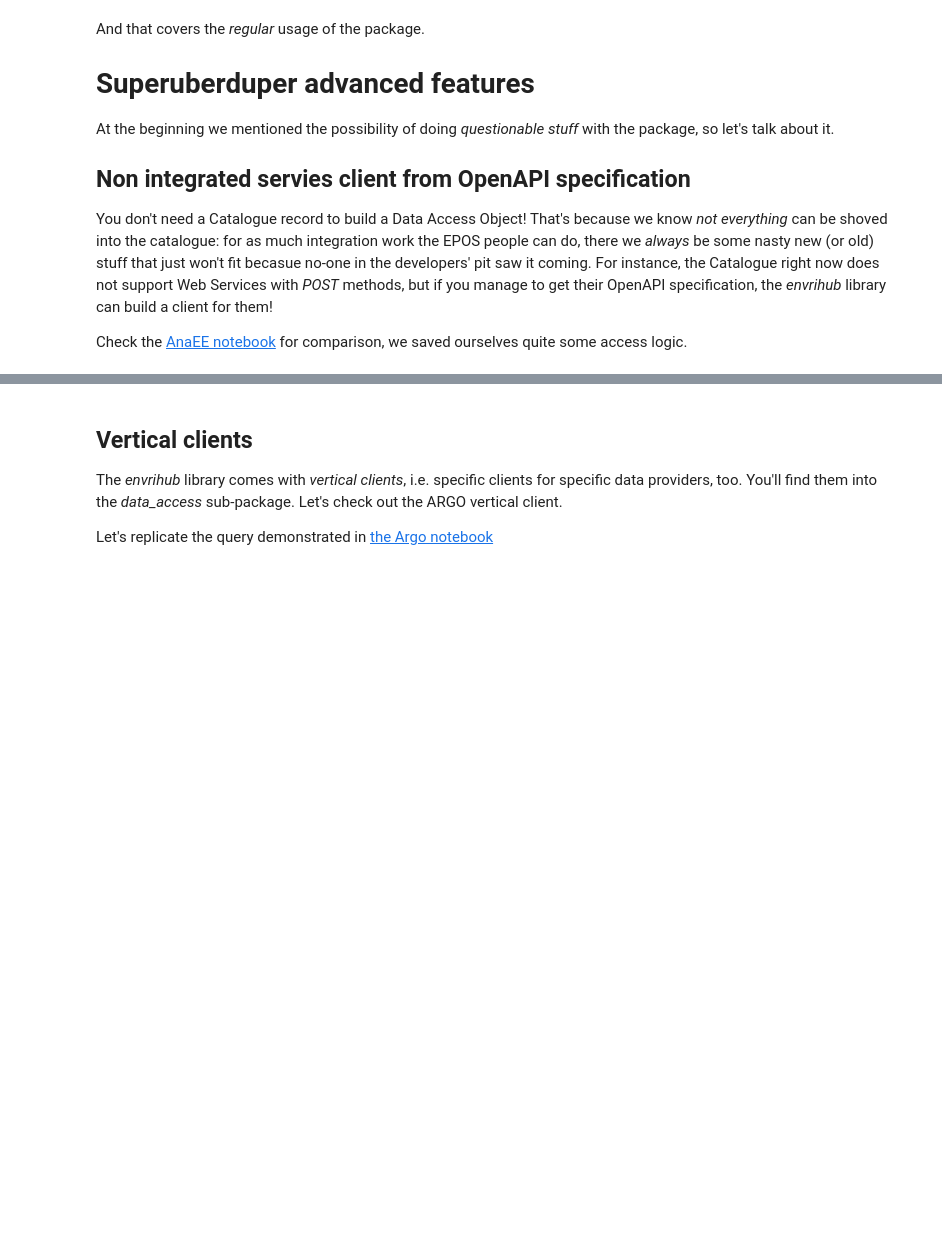
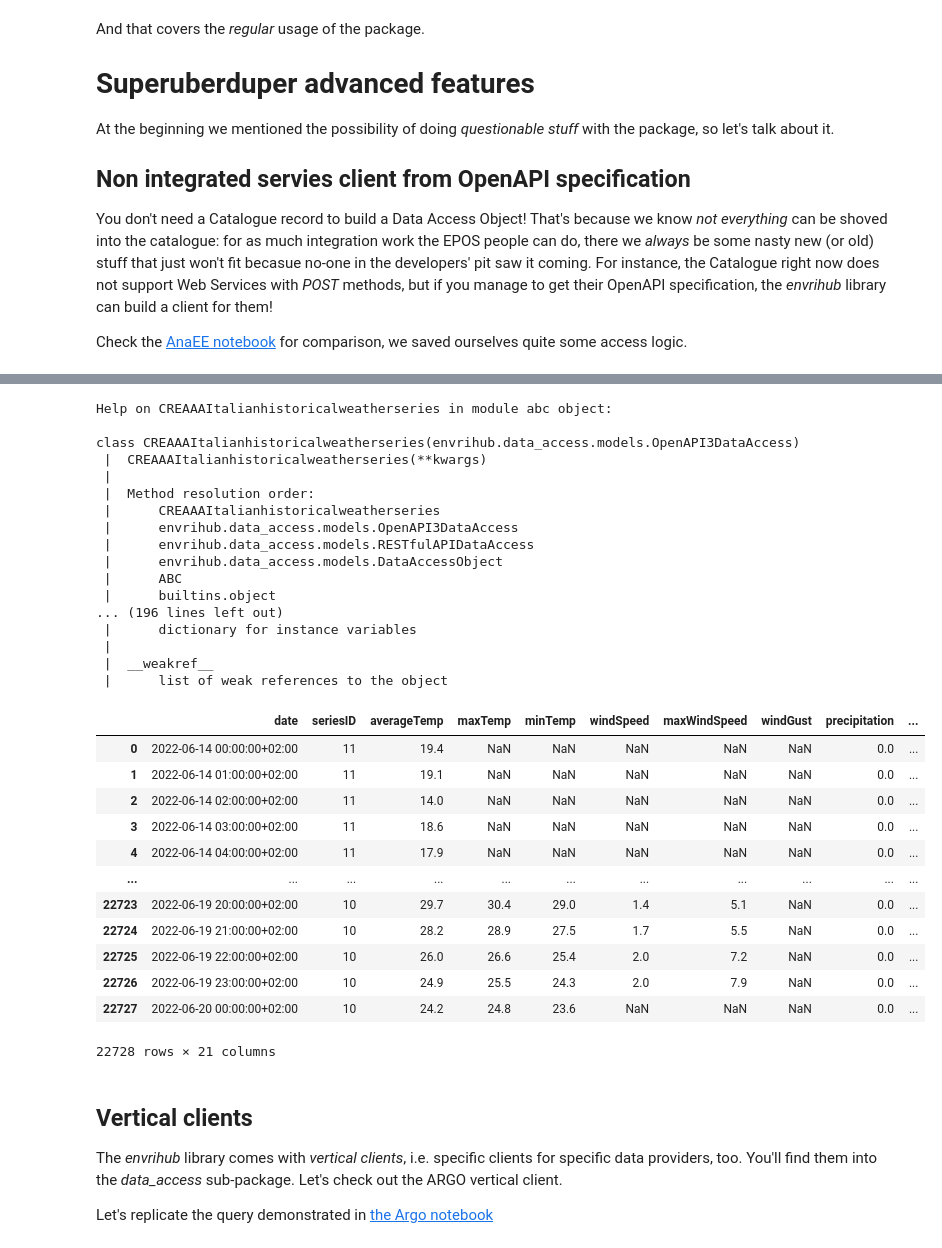
Before and after one commit to QCDIS/ECVs, a Jupyter notebook: codebase/03-ENVRI HUB library usage.ipynb, the cells around one changed output, grey strips where cells are left out. Saved outputs shown, nothing was run; the diff lists cells and outputs as text; code cells hidden in the pictures; blank space fills up the shorter version.

```diff
--- a/codebase/03-ENVRI HUB library usage.ipynb
+++ b/codebase/03-ENVRI HUB library usage.ipynb
@@ -11,6 +11,10 @@
 # ds.argo.to_zarr()
 # -----
 ! pip install envrihub
+
+# from envrihub.data_access.open_api_client import build_web_service_client
+# RuntimeError: No validation backend available! Install one of "flex", "openapi-spec-validator" or "swagger-spec-validator".
+! pip install openapi-spec-validator
 
 import os
 import sys
@@ -67,7 +71,7 @@ conf_minio_user_local_flog    = os.path.join(conf_minio_user_local_data, "log.md
 # API key
 # -----
 # If running under NaaVRE, input `your api key` with the correct value and input in the GUI:
-# secret_SERVICE_KEY = "d18e08911c964d45912eb1e954adf994"
+secret_ANAEE_API_KEY = "d18e08911c964d45912eb1e954adf994"
 # secret_SERVICE_KEY = SecretsProvider().set_secret("secret_SERVICE_KEY")
 # secret_SERVICE_KEY = SecretsProvider().get_secret("secret_SERVICE_KEY")
 
@@ -839,17 +888,24 @@ import pandas as pd
 from io import BytesIO, StringIO
 from envrihub.data_access.open_api_client import build_web_service_client
 
+# file_json = os.path.join(conf_minio_user_local_data, "anaeeweather.json")
+file_json = os.path.join(conf_minio_user_local_root, "anaeeweather.json")
+
 base_url = 'https://api.anaee.eu/crea-aa-dailymeteo'
-specification_file_path = 'data' + os.sep + 'anaeeweather.json'
 
-anaee_weather = build_web_service_client(specification_file_path)()
+anaee_weather = build_web_service_client(file_json)()
 
 help(anaee_weather)
 
 polygon_string = "POLYGON((10.15905865446625 43.58782080564057,10.20849713102875 44.29581102576821,9.23071392790375 44.73060761735282,7.709107482591251 44.45678937969159,7.385010802903751 43.72294797699299,10.15905865446625 43.58782080564057))"
 
-service_response = anaee_weather.getStationData(wkt=polygon_string, timeStep='hour',
-                             startTime='2022-06-14', endTime='2022-06-20',
-                             additional_headers={'Ocp-Apim-Subscription-Key': os.environ['ANAEE_API_KEY']})
+service_response = anaee_weather.getStationData(
+    wkt=polygon_string,
+    timeStep='hour',
+    startTime='2022-06-14', endTime='2022-06-20',
+    additional_headers={
+        'Ocp-Apim-Subscription-Key': secret_ANAEE_API_KEY
+    })
 
 pd.read_csv(StringIO(service_response))
+# %% [output]
@@ -856,3 +913,33 @@ pd.read_csv(StringIO(service_response))
+Help on CREAAAItalianhistoricalweatherseries in module abc object:
+
+class CREAAAItalianhistoricalweatherseries(envrihub.data_access.models.OpenAPI3DataAccess)
+ |  CREAAAItalianhistoricalweatherseries(**kwargs)
+ |
+ |  Method resolution order:
+ |      CREAAAItalianhistoricalweatherseries
+ |      envrihub.data_access.models.OpenAPI3DataAccess
+ |      envrihub.data_access.models.RESTfulAPIDataAccess
+ |      envrihub.data_access.models.DataAccessObject
+ |      ABC
+ |      builtins.object
+... (196 lines left out)
+ |      dictionary for instance variables
+ |
+ |  __weakref__
+ |      list of weak references to the object
+|  | date | seriesID | averageTemp | maxTemp | minTemp | windSpeed | maxWindSpeed | windGust | precipitation | ... |
+| 0 | 2022-06-14 00:00:00+02:00 | 11 | 19.4 | NaN | NaN | NaN | NaN | NaN | 0.0 | ... |
+| 1 | 2022-06-14 01:00:00+02:00 | 11 | 19.1 | NaN | NaN | NaN | NaN | NaN | 0.0 | ... |
+| 2 | 2022-06-14 02:00:00+02:00 | 11 | 14.0 | NaN | NaN | NaN | NaN | NaN | 0.0 | ... |
+| 3 | 2022-06-14 03:00:00+02:00 | 11 | 18.6 | NaN | NaN | NaN | NaN | NaN | 0.0 | ... |
+| 4 | 2022-06-14 04:00:00+02:00 | 11 | 17.9 | NaN | NaN | NaN | NaN | NaN | 0.0 | ... |
+| ... | ... | ... | ... | ... | ... | ... | ... | ... | ... | ... |
+| 22723 | 2022-06-19 20:00:00+02:00 | 10 | 29.7 | 30.4 | 29.0 | 1.4 | 5.1 | NaN | 0.0 | ... |
+| 22724 | 2022-06-19 21:00:00+02:00 | 10 | 28.2 | 28.9 | 27.5 | 1.7 | 5.5 | NaN | 0.0 | ... |
+| 22725 | 2022-06-19 22:00:00+02:00 | 10 | 26.0 | 26.6 | 25.4 | 2.0 | 7.2 | NaN | 0.0 | ... |
+| 22726 | 2022-06-19 23:00:00+02:00 | 10 | 24.9 | 25.5 | 24.3 | 2.0 | 7.9 | NaN | 0.0 | ... |
+| 22727 | 2022-06-20 00:00:00+02:00 | 10 | 24.2 | 24.8 | 23.6 | NaN | NaN | NaN | 0.0 | ... |
+22728 rows × 21 columns
 # %% [markdown]
 ## Vertical clients
 The *envrihub* library comes with *vertical clients*, i.e. specific clients for specific data providers, too. You'll find them into the *data_access* sub-package. Let's check out the ARGO vertical client.
```
Also changed, not shown: parts of 7 cells of this notebook, 2 other files.
